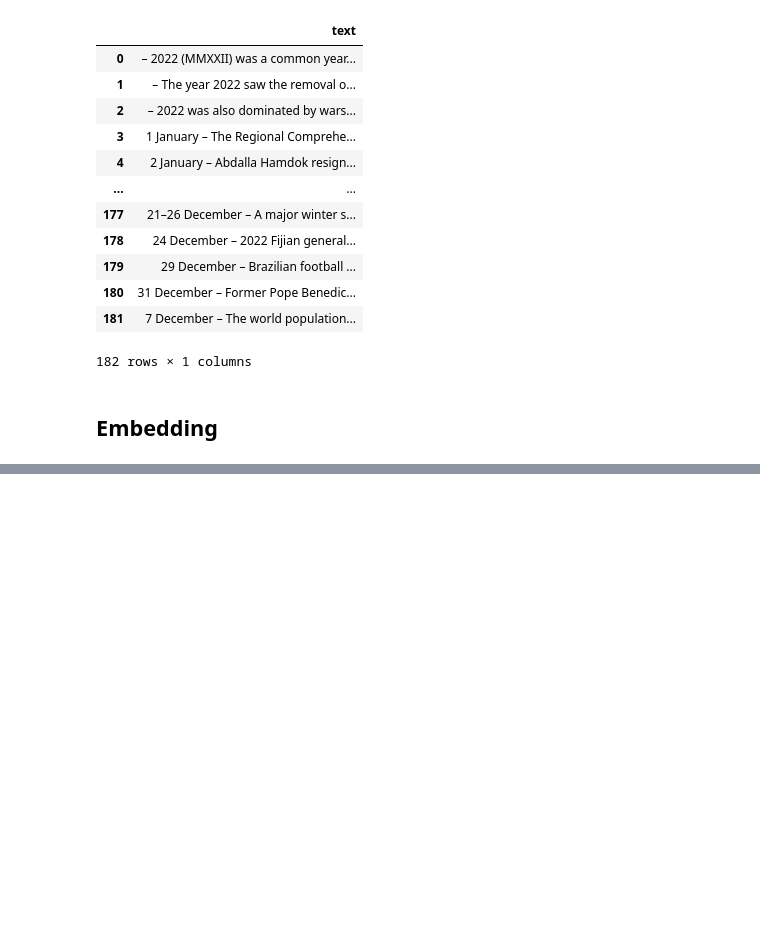
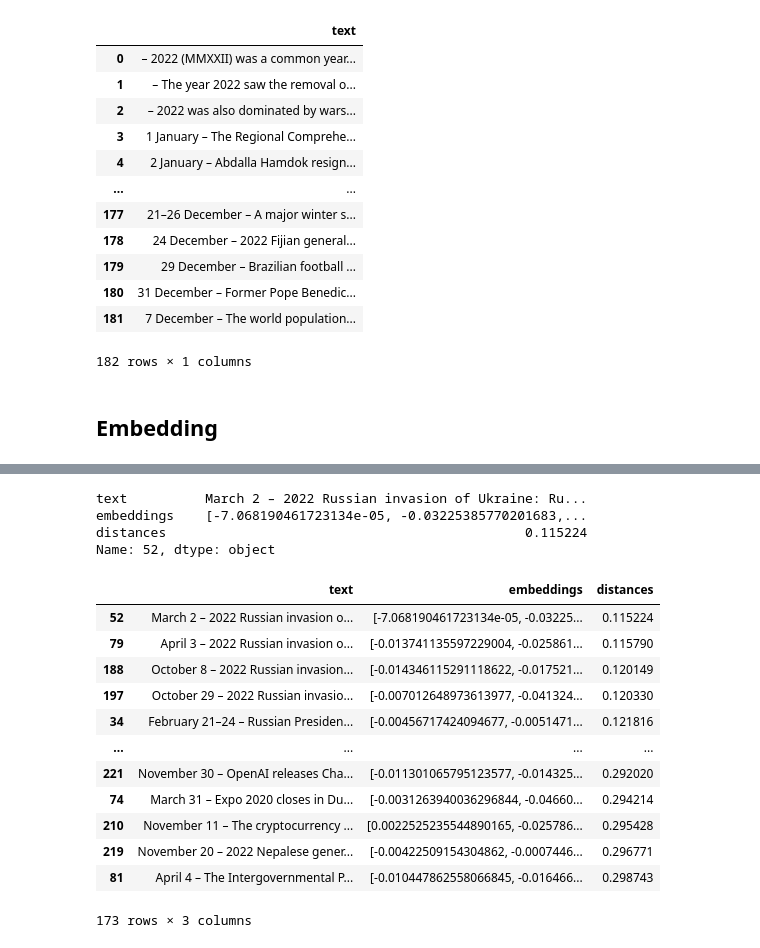
Before and after one commit to HajimeK/openaichat, a Jupyter notebook: notebook/work/Lab/wikipedia.ipynb, the cells around one changed output, grey strips where cells are left out. Cells and saved outputs as stored; diff of their text form; code cells hidden in the pictures; blank space fills up the shorter version.

Commit message:
Distance by Consine similarities to find answer

```diff
--- a/notebook/work/Lab/wikipedia.ipynb
+++ b/notebook/work/Lab/wikipedia.ipynb
@@ -148,0 +177,6 @@ df
+# %%
+question="When did Russia invaded Ukraine?"
+# %%
+from openai.embeddings_utils import get_embedding
+question_embeddings = get_embedding(question, engine=EMBEDDING_MODEL_NAME)
+question_embeddings
@@ -148,0 +201,59 @@ df
+# %%
+from openai.embeddings_utils import distances_from_embeddings
+df["distances"] = distances_from_embeddings(
+    question_embeddings,
+    df["embeddings"].to_list(),
+    distance_metric="cosine"
+)
+# %%
+shortest = df.sort_values(by="distances").iloc[0]
+shortest
+# %% [output]
+text          March 2 – 2022 Russian invasion of Ukraine: Ru...
+embeddings    [-7.068190461723134e-05, -0.03225385770201683,...
+distances                                              0.115224
+Name: 52, dtype: object
+# %%
+from openai.embeddings_utils import get_embedding, distances_from_embeddings
+EMBEDDING_MODEL_NAME = "text-embedding-ada-002"
+
+def get_rows_sorted_by_relevance(question, df):
+    """
+    Function that takes in a question string and a dataframe containing
+    rows of text and associated embeddings, and returns that dataframe
+    sorted from least to most relevant for that question
+    """
+
+    # Get embeddings for the question text
+    question_embeddings = get_embedding(question, engine=EMBEDDING_MODEL_NAME)
+
+    # Make a copy of the dataframe and add a "distances" column containing
+    # the cosine distances between each row's embeddings and the
+    # embeddings of the question
+    df_copy = df.copy()
+    df_copy["distances"] = distances_from_embeddings(
+        question_embeddings,
+        df_copy["embeddings"].values,
+        distance_metric="cosine"
+    )
+
+    # Sort the copied dataframe by the distances and return it
+    # (shorter distance = more relevant so we sort in ascending order)
+    df_copy.sort_values("distances", ascending=True, inplace=True)
+    return df_copy
+# %%
+get_rows_sorted_by_relevance(question, df)
+# %% [output]
+|  | text | embeddings | distances |
+| 52 | March 2 – 2022 Russian invasion o... | [-7.068190461723134e-05, -0.03225... | 0.115224 |
+| 79 | April 3 – 2022 Russian invasion o... | [-0.013741135597229004, -0.025861... | 0.115790 |
+| 188 | October 8 – 2022 Russian invasion... | [-0.014346115291118622, -0.017521... | 0.120149 |
+| 197 | October 29 – 2022 Russian invasio... | [-0.007012648973613977, -0.041324... | 0.120330 |
+| 34 | February 21–24 – Russian Presiden... | [-0.00456717424094677, -0.0051471... | 0.121816 |
+| ... | ... | ... | ... |
+| 221 | November 30 – OpenAI releases Cha... | [-0.011301065795123577, -0.014325... | 0.292020 |
+| 74 | March 31 – Expo 2020 closes in Du... | [-0.0031263940036296844, -0.04660... | 0.294214 |
+| 210 | November 11 – The cryptocurrency ... | [0.0022525235544890165, -0.025786... | 0.295428 |
+| 219 | November 20 – 2022 Nepalese gener... | [-0.00422509154304862, -0.0007446... | 0.296771 |
+| 81 | April 4 – The Intergovernmental P... | [-0.010447862558066845, -0.016466... | 0.298743 |
+173 rows × 3 columns
```
Also changed, not shown: parts of 8 cells of this notebook, 1 other file.
